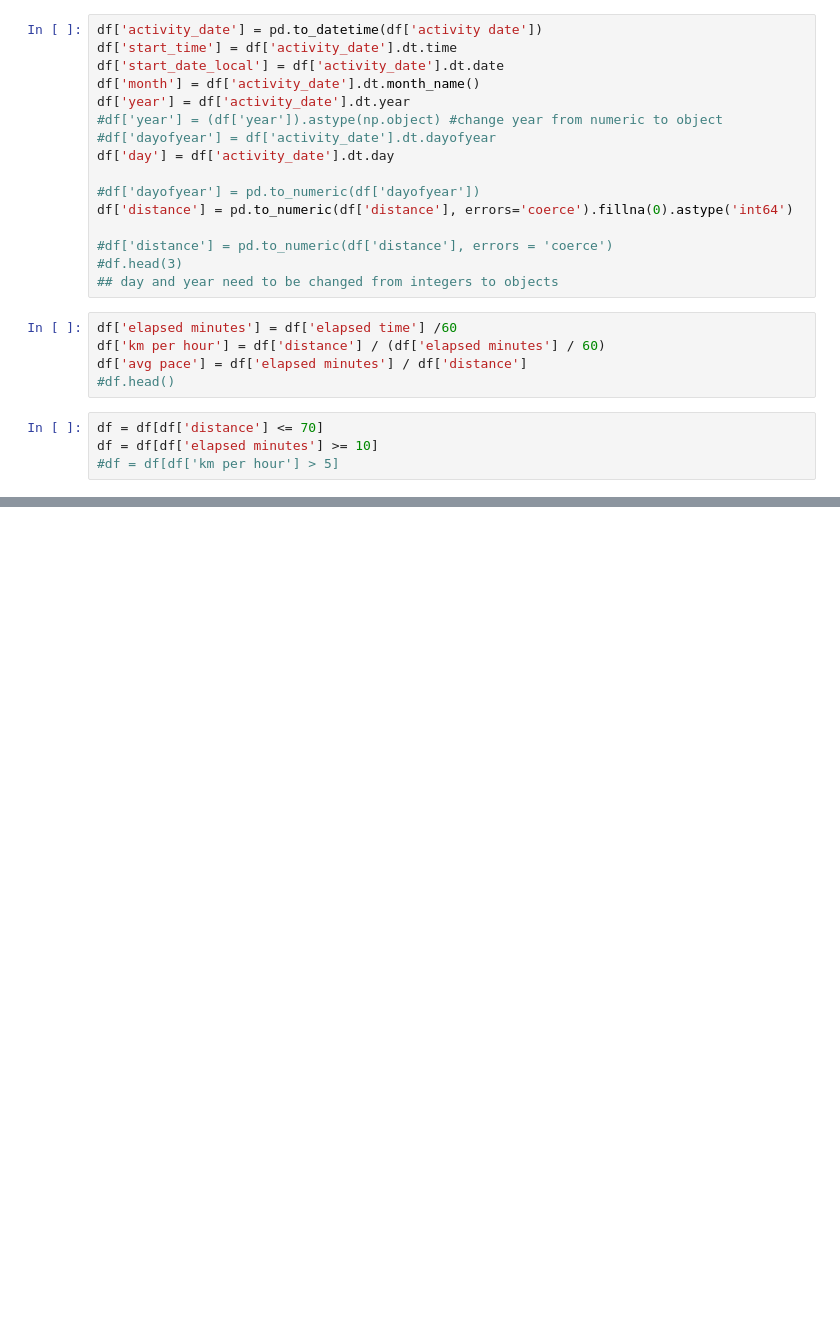
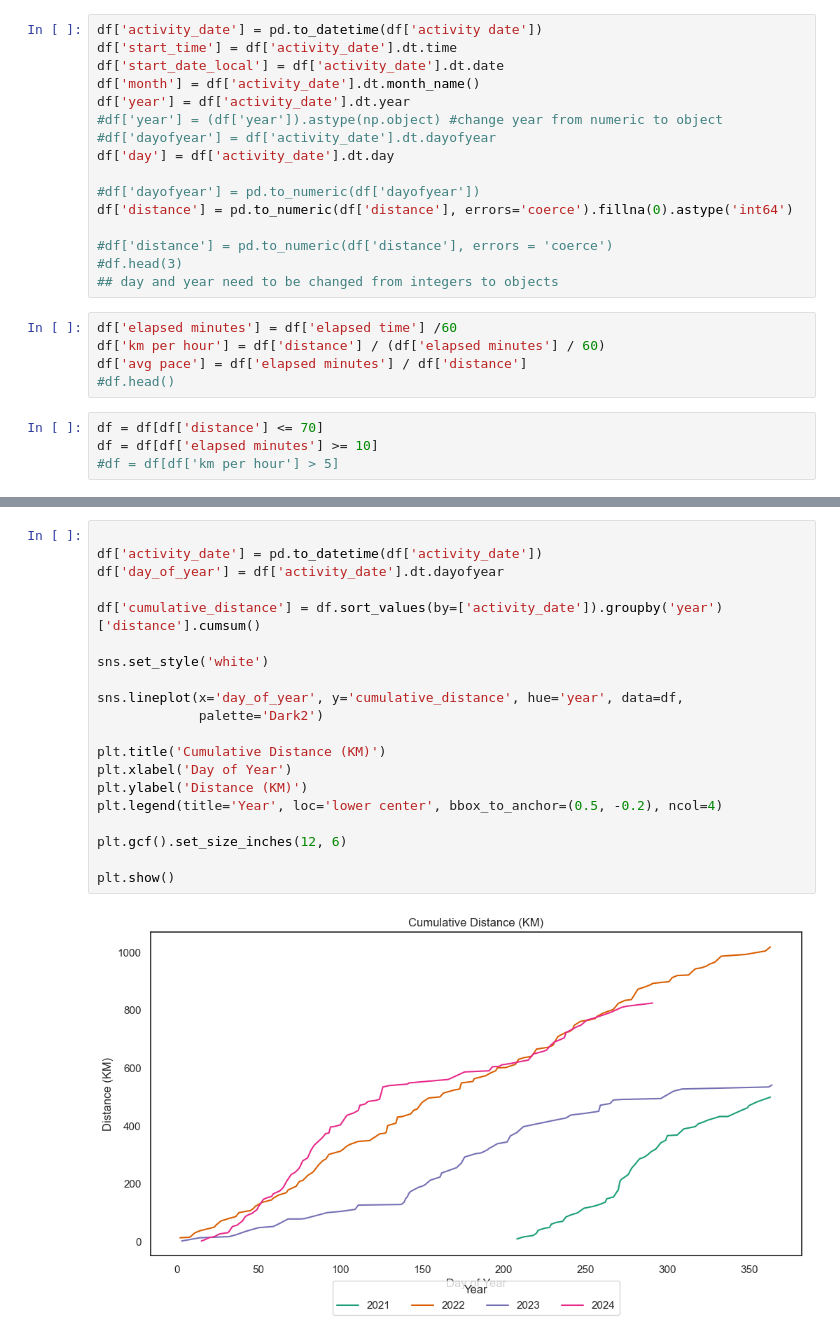
Before and after one commit to User-Boyd/privat, a Jupyter notebook: strava_activites.ipynb, the cells around one changed output, grey strips where cells are left out. Cells and saved outputs as stored; diff of their text form; blank space fills up the shorter version.

```diff
--- a/strava_activites.ipynb
+++ b/strava_activites.ipynb
@@ -115,0 +167,22 @@ plt.show()
+# %%
+
+df['activity_date'] = pd.to_datetime(df['activity_date'])
+df['day_of_year'] = df['activity_date'].dt.dayofyear
+
+df['cumulative_distance'] = df.sort_values(by=['activity_date']).groupby('year')['distance'].cumsum()
+
+sns.set_style('white')
+
+sns.lineplot(x='day_of_year', y='cumulative_distance', hue='year', data=df,
+             palette='Dark2')
+
+plt.title('Cumulative Distance (KM)')
+plt.xlabel('Day of Year')
+plt.ylabel('Distance (KM)')
+plt.legend(title='Year', loc='lower center', bbox_to_anchor=(0.5, -0.2), ncol=4)
+
+plt.gcf().set_size_inches(12, 6)
+
+plt.show()
+# %% [output]
+[figure, added]
```
Also changed, not shown: parts of 6 cells of this notebook.
